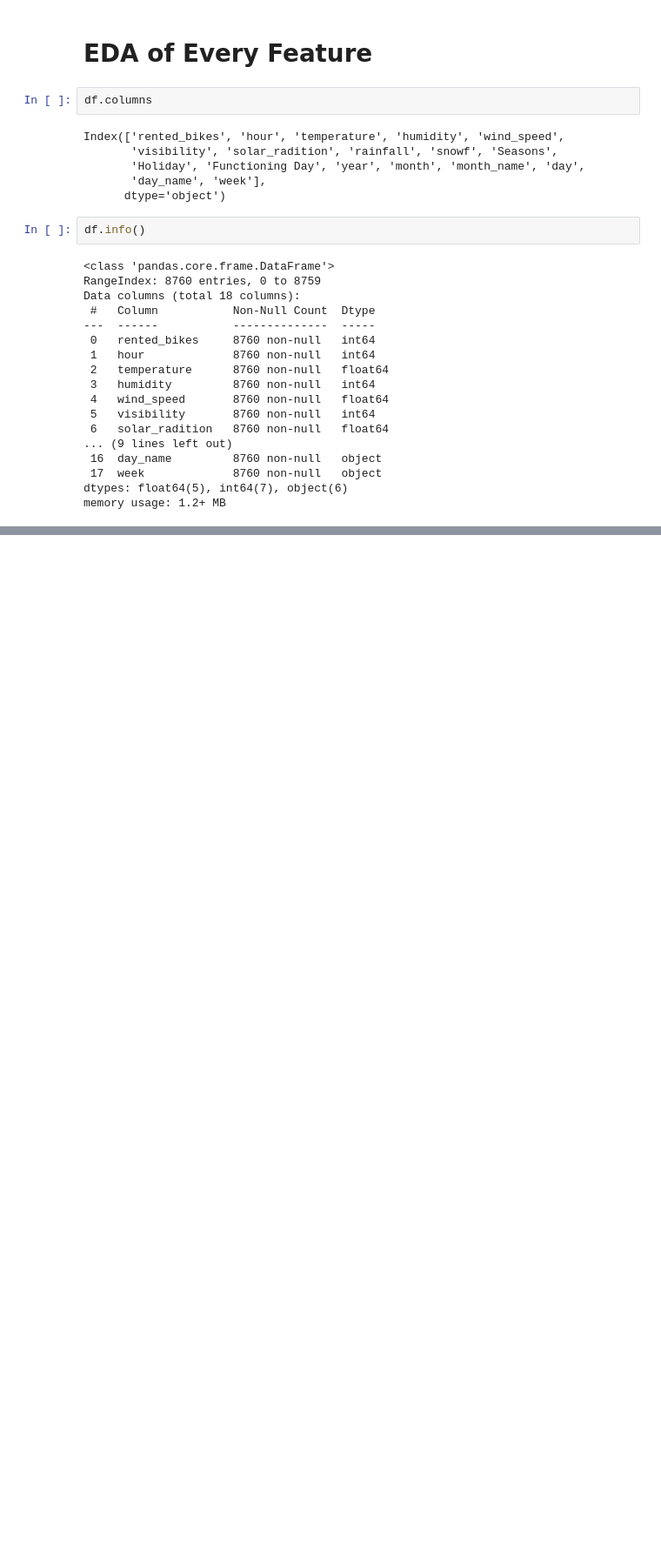
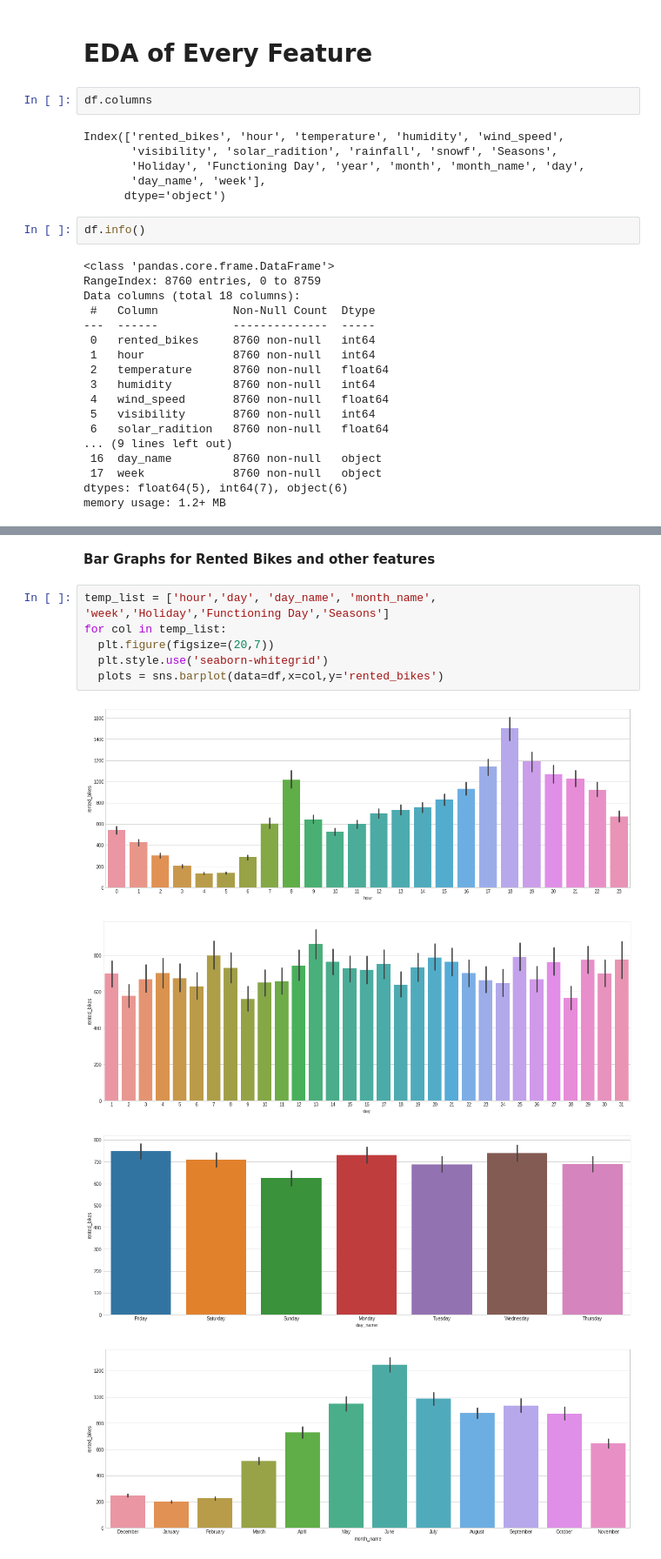
Before and after one commit to niteshgajakosh/Bike-Sharing-Demand-Prediction, a Jupyter notebook: Bike_Sharing_Demand_Prediction_Capstone_Project.ipynb, the cells around one changed output, grey strips where cells are left out. Shown at 87% size. Saved outputs shown, nothing was run; the diff lists cells and outputs as text; blank space fills up the shorter version.

```diff
--- a/Bike_Sharing_Demand_Prediction_Capstone_Project.ipynb
+++ b/Bike_Sharing_Demand_Prediction_Capstone_Project.ipynb
@@ -309,0 +391,13 @@ memory usage: 1.2+ MB
+# %% [markdown]
+**Bar Graphs for Rented Bikes and other features**
+# %%
+temp_list = ['hour','day', 'day_name', 'month_name', 'week','Holiday','Functioning Day','Seasons']
+for col in temp_list:
+  plt.figure(figsize=(20,7))
+  plt.style.use('seaborn-whitegrid')
+  plots = sns.barplot(data=df,x=col,y='rented_bikes')
+# %% [output]
+[figure, added]
+[figure, added]
+[figure, added]
+[figure, added]
```
Also changed, not shown: parts of 23 cells of this notebook.
